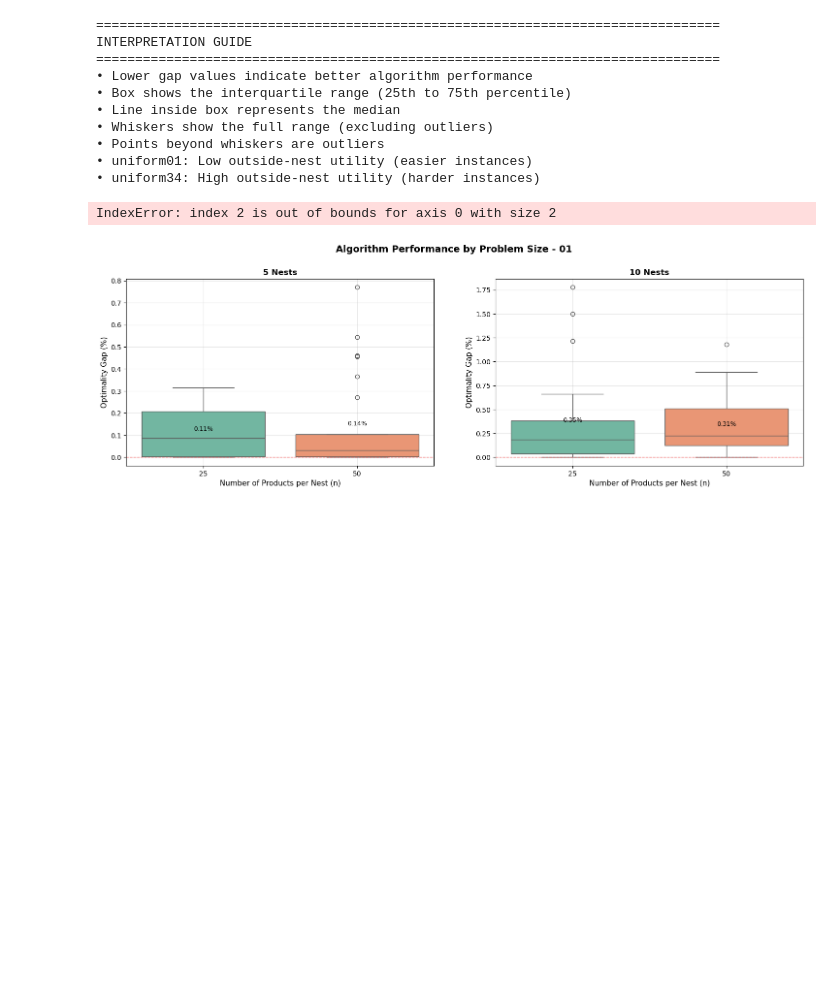
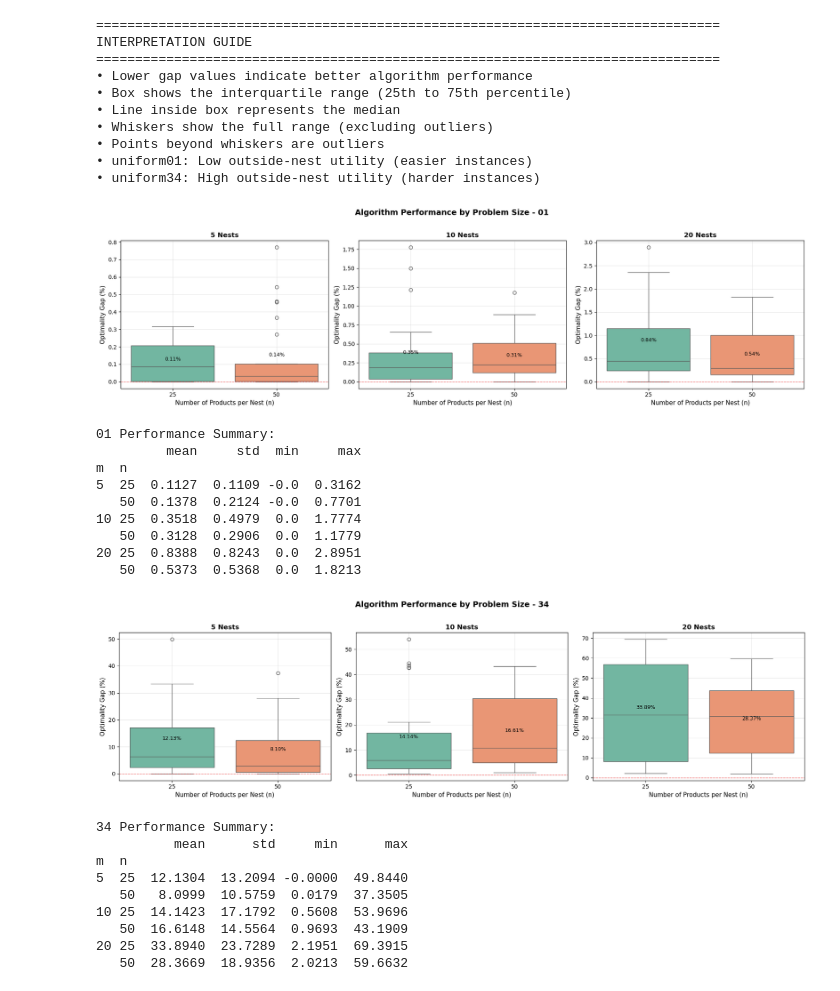
Before and after one commit to wch444/Assortment-Benchmark, a Jupyter notebook: src/nl_example_new.ipynb, the cells around one changed output. Saved outputs shown, nothing was run; the diff lists cells and outputs as text; code cells hidden in the pictures; blank space fills up the shorter version.

```diff
--- a/src/nl_example_new.ipynb
+++ b/src/nl_example_new.ipynb
@@ -482,39 +482,57 @@ for vi0_method in vi0_methods:
     df_vi0 = df_results[df_results['vi0_method'] == vi0_method]
 
     # Create subplots for different values of m (number of nests)
-    fig, axes = plt.subplots(1, 2, figsize=(18, 5))
+    fig, axes = plt.subplots(1, 3, figsize=(18, 5))
     fig.suptitle(f'Algorithm Performance by Problem Size - {vi0_method}',
                  fontsize=14, fontweight='bold', y=1.02)
 
     m_values = sorted(df_vi0['m'].unique())
 
     for idx, m_val in enumerate(m_values):
         # Filter data for this specific m value
         df_m = df_vi0[df_vi0['m'] == m_val]
 
         # Create boxplot showing how performance varies with number of products
         sns.boxplot(data=df_m, x='n', y='gap_method', hue='n',
                     ax=axes[idx], palette='Set2', legend=False)
 
         # Customize subplot
         axes[idx].set_title(f'{m_val} Nests', fontsize=12, fontweight='bold')
         axes[idx].set_xlabel('Number of Products per Nest (n)', fontsize=11)
         axes[idx].set_ylabel('Optimality Gap (%)', fontsize=11)
         axes[idx].grid(True, alpha=0.3)
         axes[idx].axhline(y=0, color='r', linestyle='--', alpha=0.5, linewidth=1)
 
         # Add mean value annotation
         means = df_m.groupby('n')['gap_method'].mean()
         for n_val, mean_val in means.items():
             axes[idx].text(list(df_m['n'].unique()).index(n_val), mean_val,
                           f'{mean_val:.2f}%', ha='center', va='bottom', fontsize=9)
 
     plt.tight_layout()
     plt.show()
 
     # Print summary for this vi0 method
     print(f"\n{vi0_method} Performance Summary:")
     print(df_vi0.groupby(['m', 'n'])['gap_method'].agg(['mean', 'std', 'min', 'max']).round(4))
 # %% [output]
+[figure, new version]
-IndexError: index 2 is out of bounds for axis 0 with size 2
+01 Performance Summary:
+         mean     std  min     max
+m  n
+5  25  0.1127  0.1109 -0.0  0.3162
+   50  0.1378  0.2124 -0.0  0.7701
+10 25  0.3518  0.4979  0.0  1.7774
+   50  0.3128  0.2906  0.0  1.1779
+20 25  0.8388  0.8243  0.0  2.8951
+   50  0.5373  0.5368  0.0  1.8213
-[figure, old version]
+[figure, added]
+34 Performance Summary:
+          mean      std     min      max
+m  n
+5  25  12.1304  13.2094 -0.0000  49.8440
+   50   8.0999  10.5759  0.0179  37.3505
+10 25  14.1423  17.1792  0.5608  53.9696
+   50  16.6148  14.5564  0.9693  43.1909
+20 25  33.8940  23.7289  2.1951  69.3915
+   50  28.3669  18.9356  2.0213  59.6632
```
